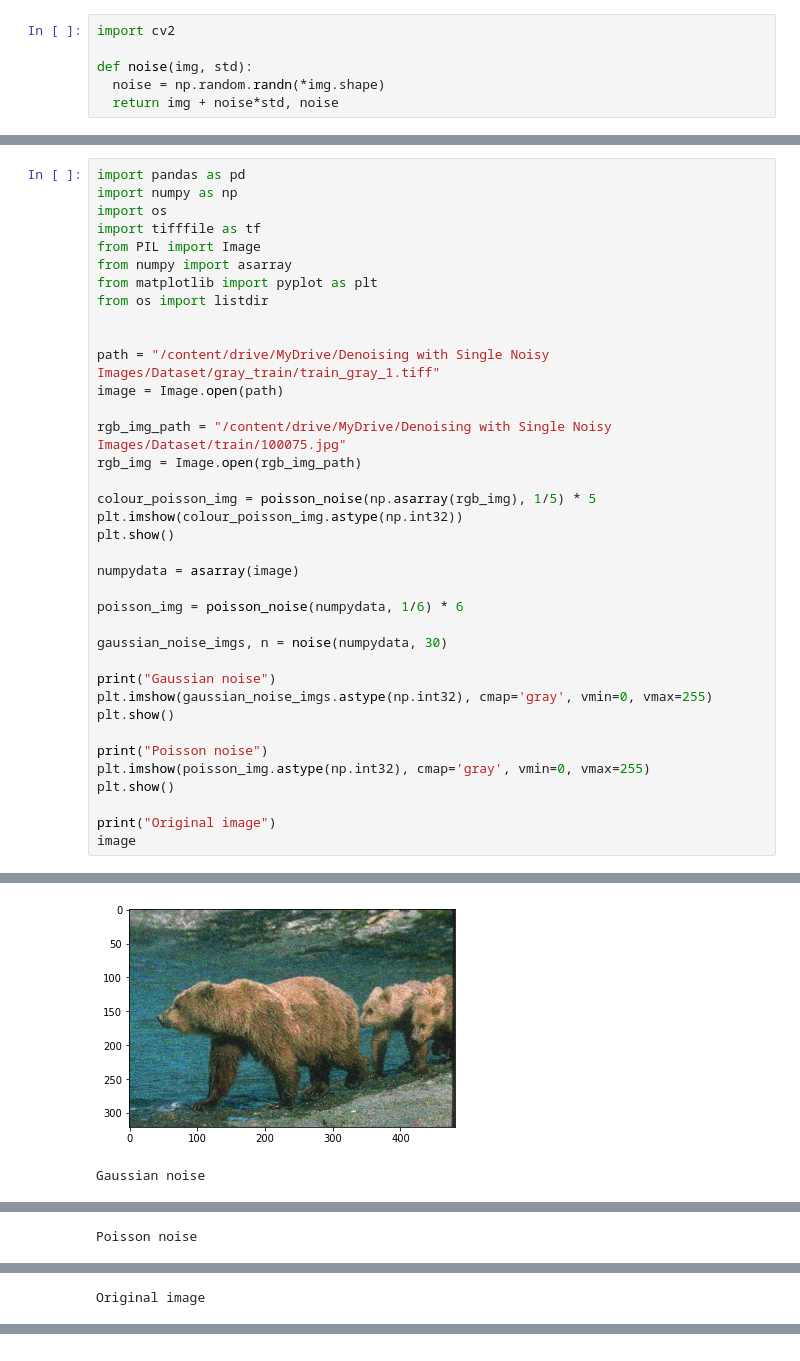
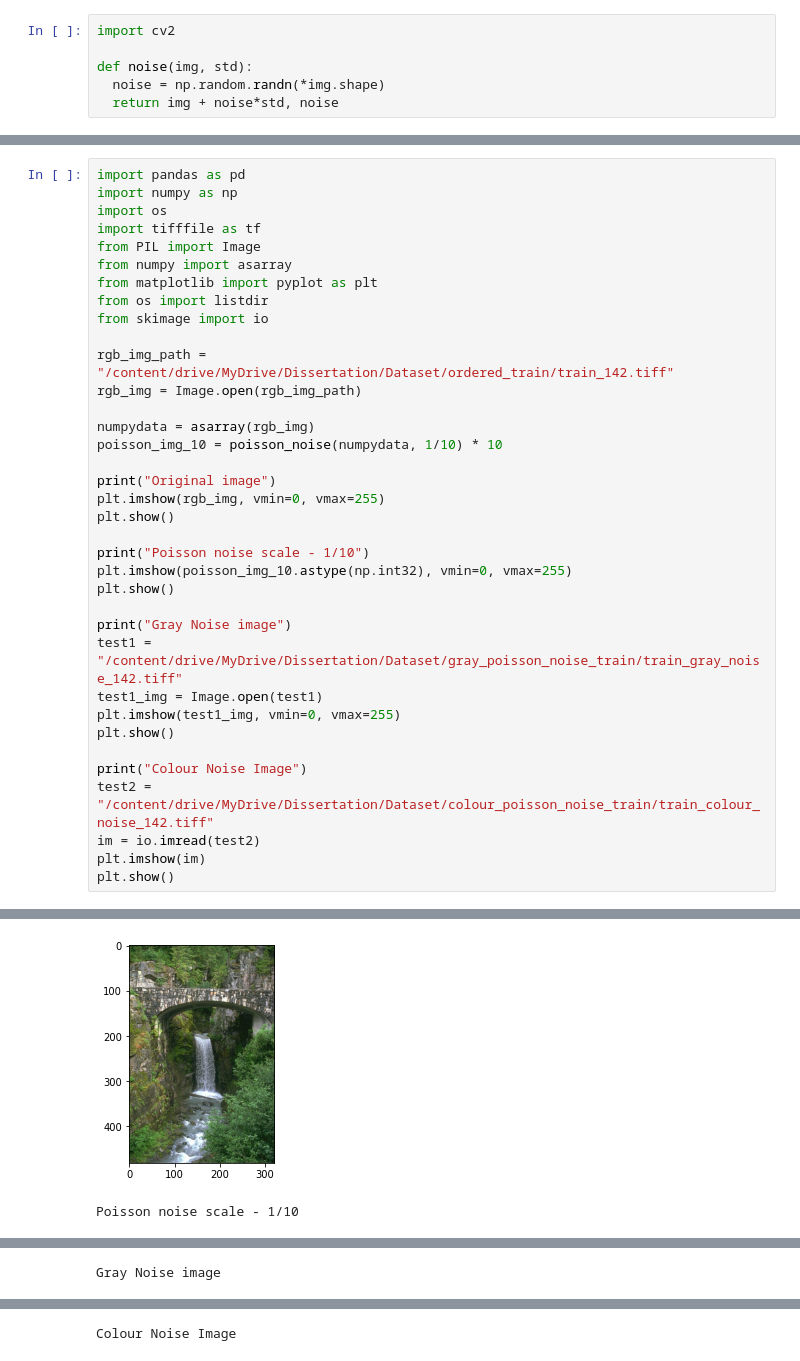
Before and after one commit to lmuppala724/denoising_images, a Jupyter notebook: AddingNoise.ipynb, the cells around one changed output, grey strips where cells are left out. Saved outputs shown, nothing was run; the diff lists cells and outputs as text.

Commit message:
Created files with noise added images - correctly ordered

```diff
--- a/AddingNoise.ipynb
+++ b/AddingNoise.ipynb
@@ -102,32 +130,31 @@ from PIL import Image
 from numpy import asarray
 from matplotlib import pyplot as plt
 from os import listdir
+from skimage import io
 
-
-path = "/content/drive/MyDrive/Denoising with Single Noisy Images/Dataset/gray_train/train_gray_1.tiff"
-image = Image.open(path)
-
-rgb_img_path = "/content/drive/MyDrive/Denoising with Single Noisy Images/Dataset/train/100075.jpg"
+rgb_img_path = "/content/drive/MyDrive/Dissertation/Dataset/ordered_train/train_142.tiff"
 rgb_img = Image.open(rgb_img_path)
 
-colour_poisson_img = poisson_noise(np.asarray(rgb_img), 1/5) * 5
-plt.imshow(colour_poisson_img.astype(np.int32))
+numpydata = asarray(rgb_img)
+poisson_img_10 = poisson_noise(numpydata, 1/10) * 10
+
+print("Original image")
+plt.imshow(rgb_img, vmin=0, vmax=255)
 plt.show()
 
-numpydata = asarray(image)
-
-poisson_img = poisson_noise(numpydata, 1/6) * 6
-
-gaussian_noise_imgs, n = noise(numpydata, 30)
-
-print("Gaussian noise")
-plt.imshow(gaussian_noise_imgs.astype(np.int32), cmap='gray', vmin=0, vmax=255)
+print("Poisson noise scale - 1/10")
+plt.imshow(poisson_img_10.astype(np.int32), vmin=0, vmax=255)
 plt.show()
 
-print("Poisson noise")
-plt.imshow(poisson_img.astype(np.int32), cmap='gray', vmin=0, vmax=255)
+print("Gray Noise image")
+test1 = "/content/drive/MyDrive/Dissertation/Dataset/gray_poisson_noise_train/train_gray_noise_142.tiff"
+test1_img = Image.open(test1)
+plt.imshow(test1_img, vmin=0, vmax=255)
 plt.show()
 
-print("Original image")
-image
+print("Colour Noise Image")
+test2 = "/content/drive/MyDrive/Dissertation/Dataset/colour_poisson_noise_train/train_colour_noise_142.tiff"
+im = io.imread(test2)
+plt.imshow(im)
+plt.show()
 # %% [output]
@@ -135,2 +162,2 @@ WARNING:matplotlib.image:Clipping input data to the valid range for imshow with
-[figure, old version]
+[figure, new version]
-Gaussian noise
+Poisson noise scale - 1/10
@@ -138 +166 @@ Gaussian noise
-Poisson noise
+Gray Noise image
@@ -140 +167,0 @@ Poisson noise
-Original image
@@ -140,0 +169 @@ Original image
+Colour Noise Image
```
Also changed, not shown: parts of 8 cells of this notebook.
